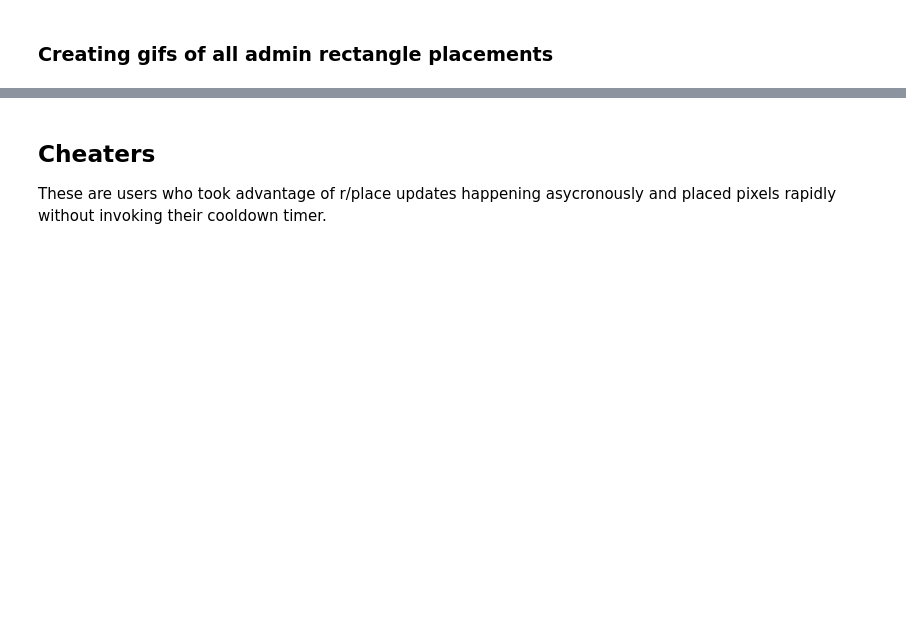
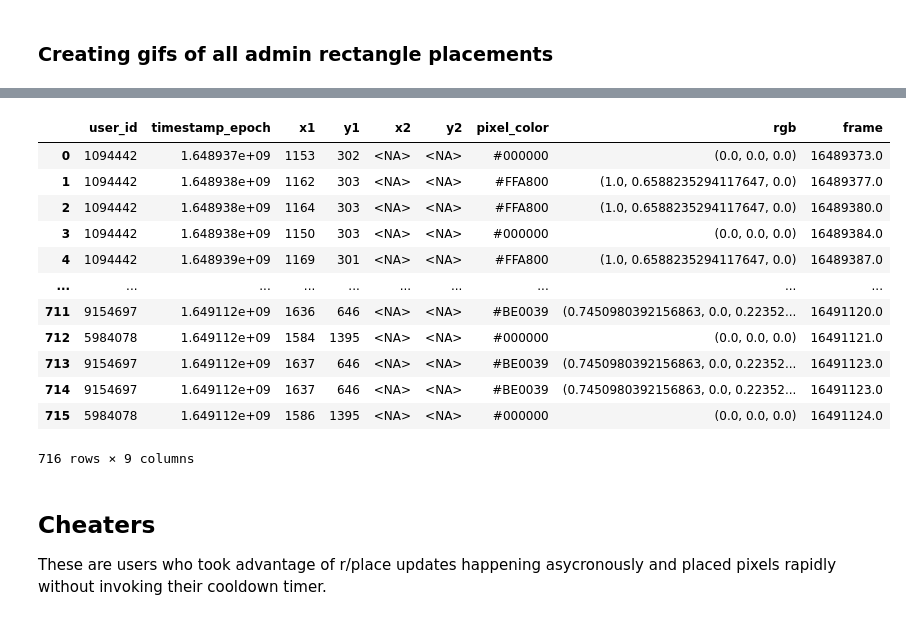
Before and after one commit to Connor-Villanueva/CSC-369, a Jupyter notebook: Week4/explore.ipynb, the cells around one changed output, grey strips where cells are left out. Drawn from its saved outputs; the diff is of its cells as text; code cells hidden in the pictures; blank space fills up the shorter version.

```diff
--- a/Week4/explore.ipynb
+++ b/Week4/explore.ipynb
@@ -319,3 +340,19 @@ duckdb.query(query)
+# %%
+df
+# %% [output]
+|  | user_id | timestamp_epoch | x1 | y1 | x2 | y2 | pixel_color | rgb | frame |
+| 0 | 1094442 | 1.648937e+09 | 1153 | 302 | <NA> | <NA> | #000000 | (0.0, 0.0, 0.0) | 16489373.0 |
+| 1 | 1094442 | 1.648938e+09 | 1162 | 303 | <NA> | <NA> | #FFA800 | (1.0, 0.6588235294117647, 0.0) | 16489377.0 |
+| 2 | 1094442 | 1.648938e+09 | 1164 | 303 | <NA> | <NA> | #FFA800 | (1.0, 0.6588235294117647, 0.0) | 16489380.0 |
+| 3 | 1094442 | 1.648938e+09 | 1150 | 303 | <NA> | <NA> | #000000 | (0.0, 0.0, 0.0) | 16489384.0 |
+| 4 | 1094442 | 1.648939e+09 | 1169 | 301 | <NA> | <NA> | #FFA800 | (1.0, 0.6588235294117647, 0.0) | 16489387.0 |
+| ... | ... | ... | ... | ... | ... | ... | ... | ... | ... |
+| 711 | 9154697 | 1.649112e+09 | 1636 | 646 | <NA> | <NA> | #BE0039 | (0.7450980392156863, 0.0, 0.22352... | 16491120.0 |
+| 712 | 5984078 | 1.649112e+09 | 1584 | 1395 | <NA> | <NA> | #000000 | (0.0, 0.0, 0.0) | 16491121.0 |
+| 713 | 9154697 | 1.649112e+09 | 1637 | 646 | <NA> | <NA> | #BE0039 | (0.7450980392156863, 0.0, 0.22352... | 16491123.0 |
+| 714 | 9154697 | 1.649112e+09 | 1637 | 646 | <NA> | <NA> | #BE0039 | (0.7450980392156863, 0.0, 0.22352... | 16491123.0 |
+| 715 | 5984078 | 1.649112e+09 | 1586 | 1395 | <NA> | <NA> | #000000 | (0.0, 0.0, 0.0) | 16491124.0 |
+716 rows × 9 columns
 # %%
 # Let's see what someone's placements from this list looks like
 
```
Also changed, not shown: parts of 7 cells of this notebook, 8 other files.
